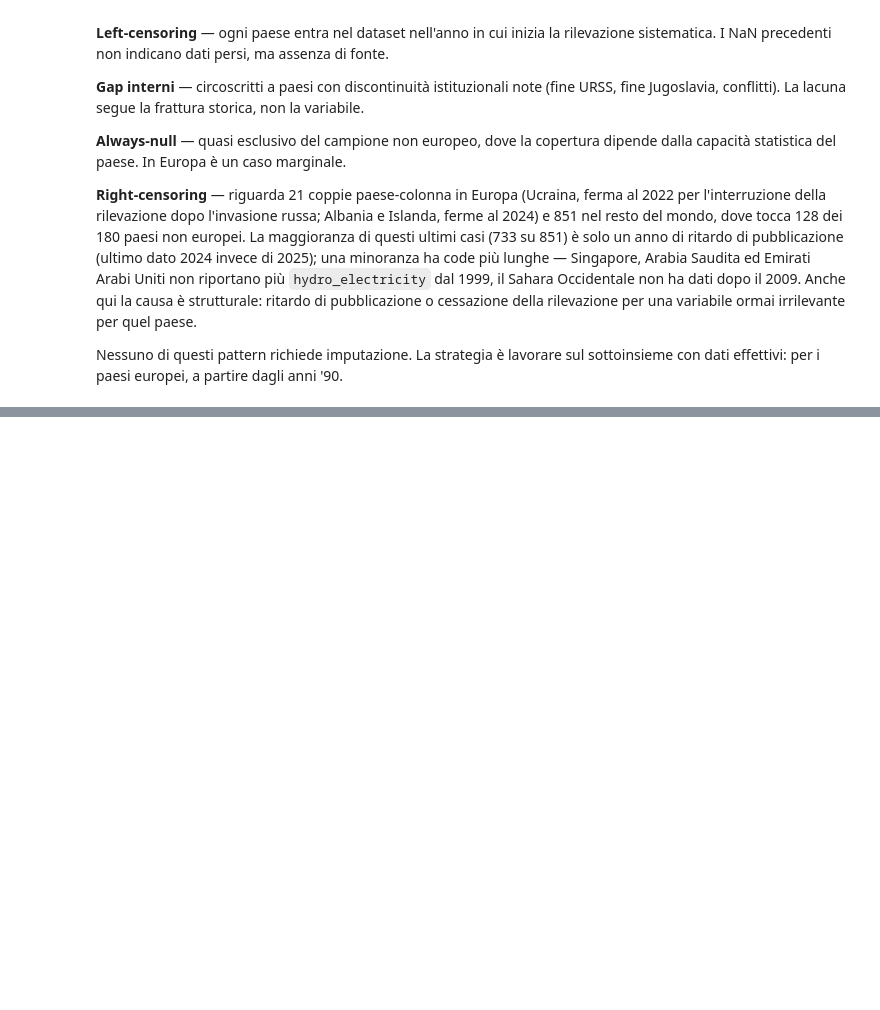
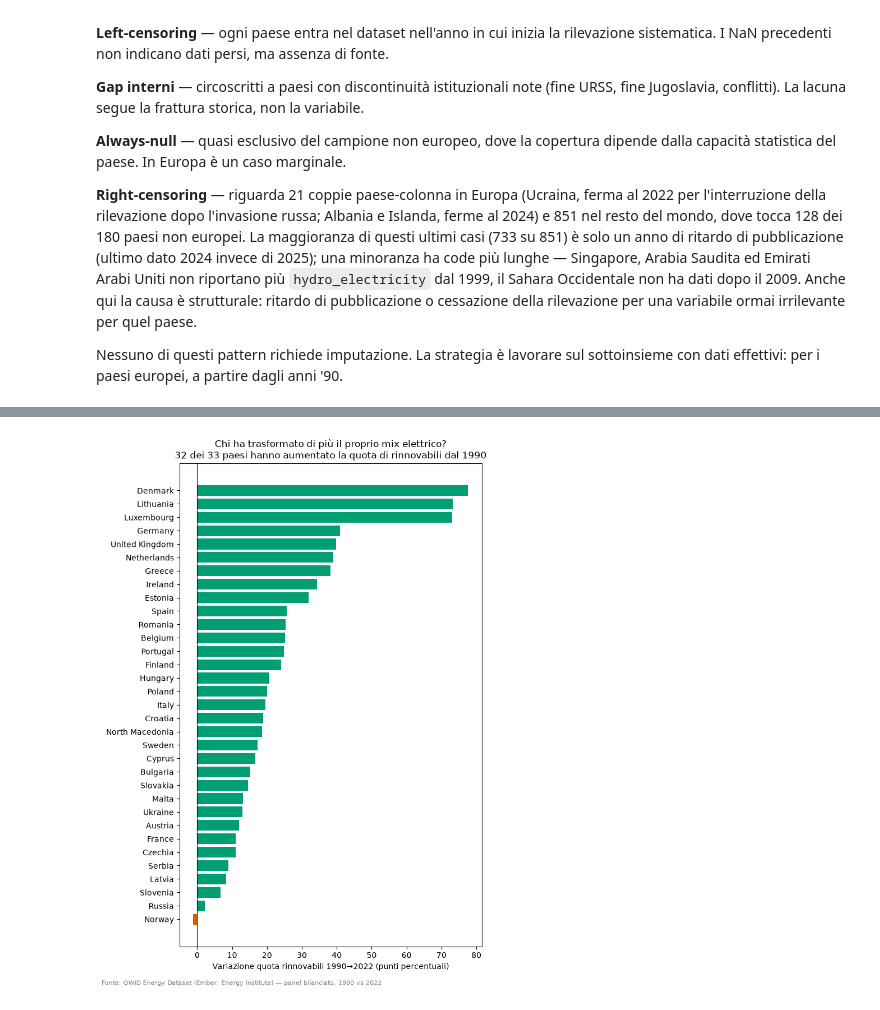
Before and after one commit to marco-pedretti/Progetto-Data-Visualization-e-Dashboard-Design, a Jupyter notebook: eda_energia_europa.ipynb, the cells around one changed output, grey strips where cells are left out. Cells and saved outputs as stored; diff of their text form; code cells hidden in the pictures; blank space fills up the shorter version.

```diff
--- a/eda_energia_europa.ipynb
+++ b/eda_energia_europa.ipynb
@@ -341,0 +548,21 @@ Nessuno di questi pattern richiede imputazione. La strategia è lavorare sul sot
+# %%
+first_last = bal_all[bal_all["year"].isin([1990, 2022])].pivot(
+    index="country", columns="year", values="renewables_share_elec"
+)
+delta = (first_last[2022] - first_last[1990]).sort_values()
+
+colors = [PALETTE["calo"] if v < 0 else PALETTE["rinnovabili"] for v in delta]
+
+fig, ax = plt.subplots(figsize=(7, 10))
+ax.barh(delta.index, delta.values, color=colors)
+ax.axvline(0, color="black", linewidth=0.8)
+ax.set_xlabel("Variazione quota rinnovabili 1990→2022 (punti percentuali)")
+ax.set_title(
+    f"Chi ha trasformato di più il proprio mix elettrico?\n"
+    f"{(delta > 0).sum()} dei {len(delta)} paesi hanno aumentato la quota di rinnovabili dal 1990"
+)
+fig.text(0.01, 0.01, f"{SOURCE_NOTE} — panel bilanciato, 1990 vs 2022", fontsize=8, color="gray")
+plt.tight_layout(rect=[0, 0.02, 1, 1])
+plt.show()
+# %% [output]
+[figure, added]
```
Also changed, not shown: parts of 15 cells of this notebook.
